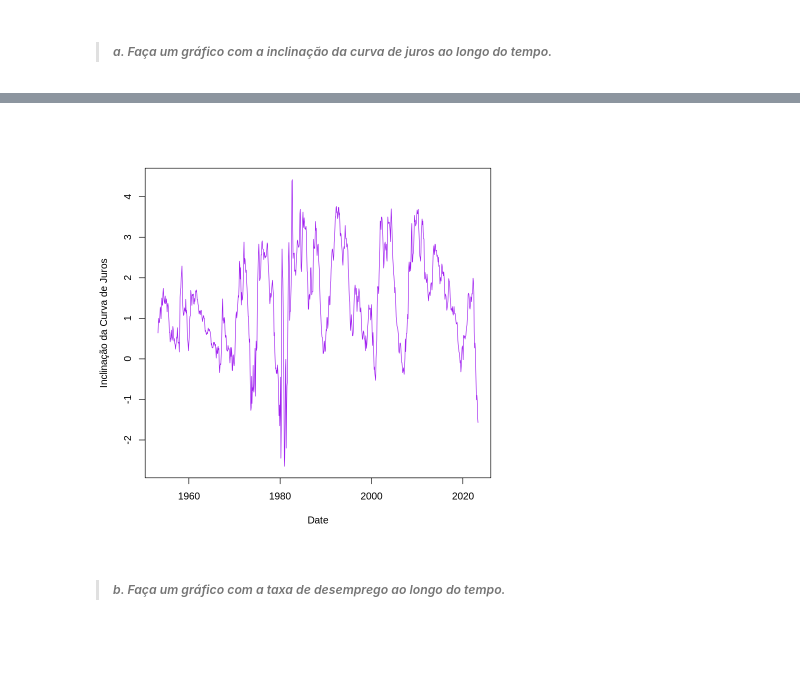
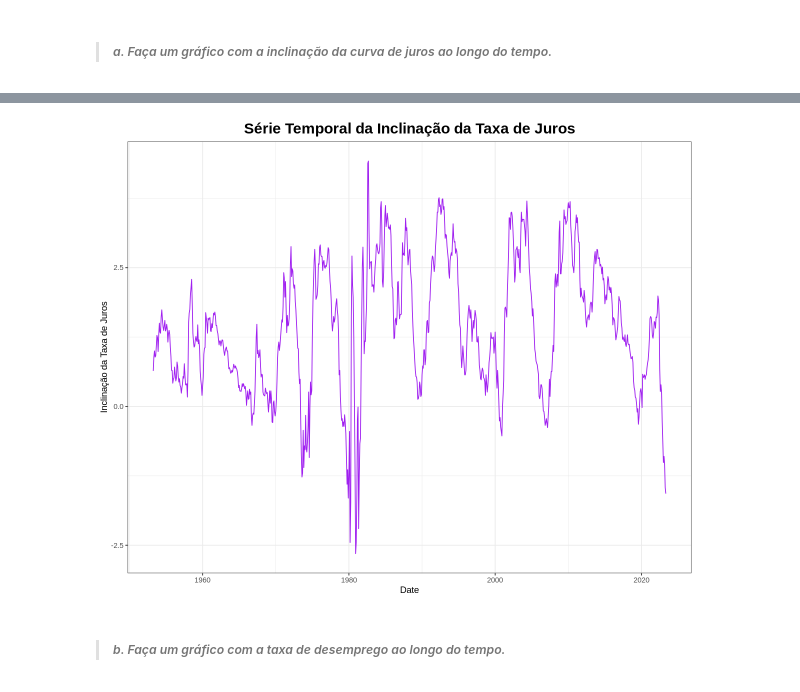
Before and after one commit to matheusrmorgado/econometria-aplicada, a Jupyter notebook: r-notebooks/aula-03.ipynb, the cells around one changed output, grey strips where cells are left out. Drawn from its saved outputs; the diff is of its cells as text; code cells hidden in the pictures; blank space fills up the shorter version.

```diff
--- a/r-notebooks/aula-03.ipynb
+++ b/r-notebooks/aula-03.ipynb
@@ -108,7 +113,18 @@ legend("topright", legend = c("Juros de 10 anos", "Juros de 3 meses"), col = c("
-# %%
-# Plotar a série de inclinação da curva de juros em roxo
-plot(gs_tb_diff_df$date, gs_tb_diff_df$SLOPE, type = "l", col = "purple", xlab = "Date", ylab = "Inclinação da Curva de Juros")
-# %% [output]
-[figure, removed]
+# %%
+# Definir o tamanho da imagem de saída
+options(repr.plot.width = 10, repr.plot.height = 8)
+
+# Criar o objeto de plotagem usando ggplot
+p <- ggplot(gs_tb_diff_df, aes(x = date, y = SLOPE)) +
+  geom_line(color = "purple") +
+  labs(x = "Date", y = "Inclinação da Taxa de Juros") +
+  ggtitle("Série Temporal da Inclinação da Taxa de Juros") +
+  theme_bw() +
+  theme(plot.title = element_text(size = 18, face = "bold", hjust = 0.5))
+
+# Exibir o gráfico
+print(p)
+# %% [output]
+[figure, added]
 # %% [markdown]
 > ##### *b. Faça um gráfico com a taxa de desemprego ao longo do tempo.*
```
Also changed, not shown: parts of 7 cells of this notebook.
